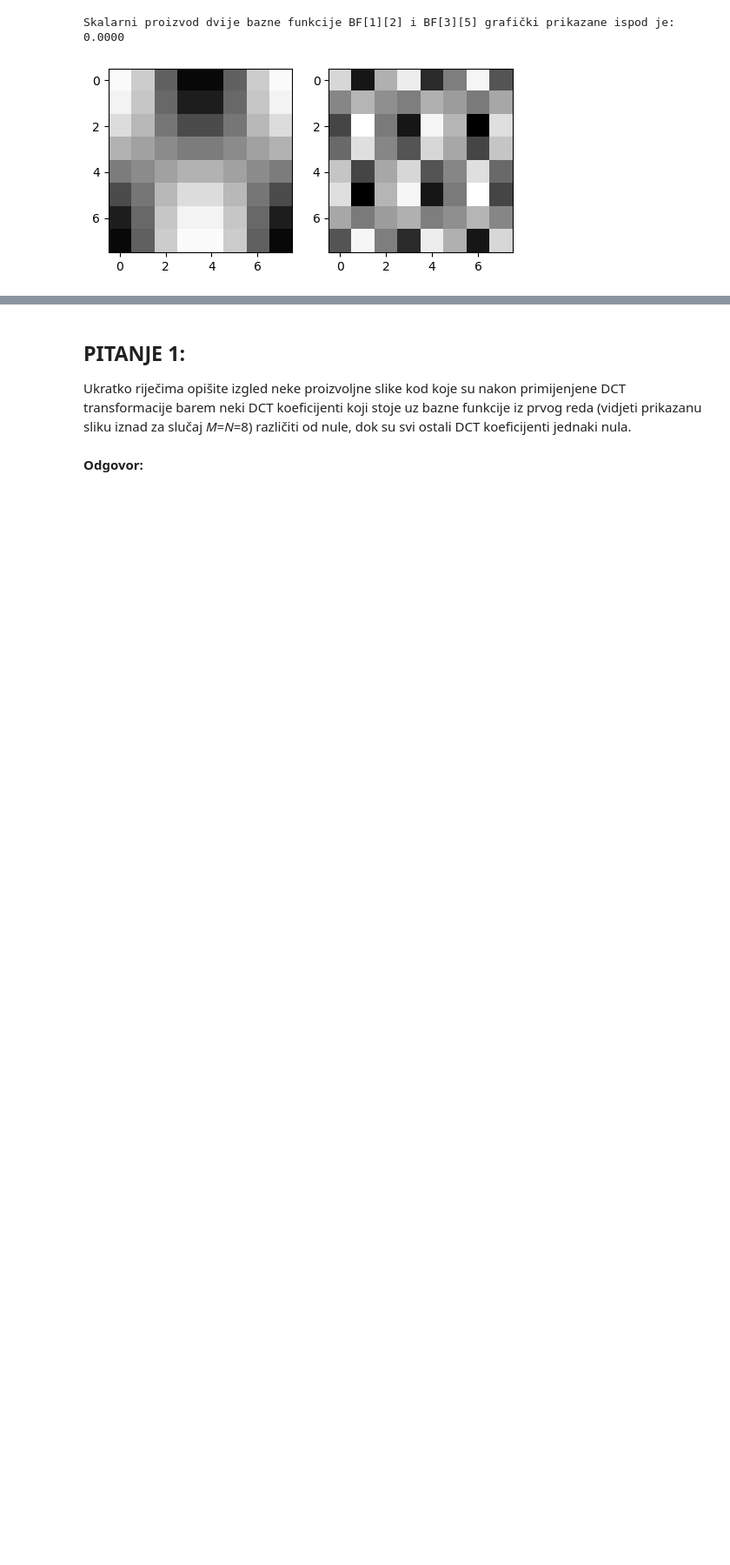
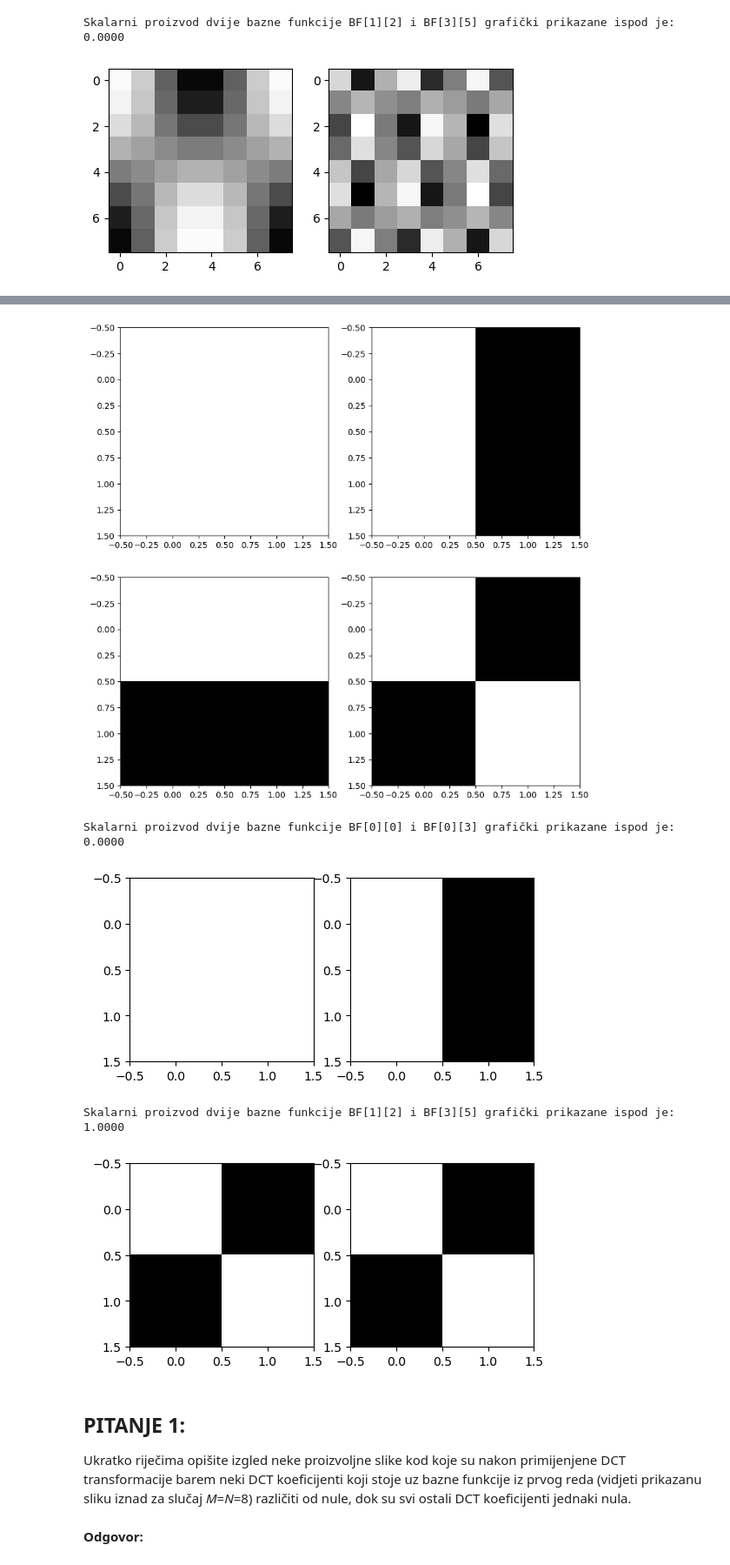
Before and after one commit to AmarHasecic/Multimedijalni-Sistemi-Labovi, a Jupyter notebook: MMS_LV08_DCT_i_bazne_funkcije.ipynb, the cells around one changed output, grey strips where cells are left out. Shown at 87% size. Drawn from its saved outputs; the diff is of its cells as text; code cells hidden in the pictures; blank space fills up the shorter version.

```diff
--- a/MMS_LV08_DCT_i_bazne_funkcije.ipynb
+++ b/MMS_LV08_DCT_i_bazne_funkcije.ipynb
@@ -109,3 +145,39 @@ Skalarni proizvod dvije bazne funkcije BF[1][2] i BF[3][5] grafički prikazane i
+# %%
+#Dodatni primjeri M=N=2
+
+import matplotlib.pyplot as plt
+import matplotlib.cm as cm
+import numpy as np
+
+
+BF = DCTBazneFunkcije(2,2)
+fig, axs = plt.subplots(2,2,figsize=(10,10))
+v0=np.amin(BF)
+v1=np.amax(BF)
+no = 1
+for u in range(0, 2):
+    for v in range(0, 2):
+        axs[u,v].imshow(BF[u][v], cmap=cm.Greys_r,vmin=v0,vmax=v1)
+        no += 1
+plt.show()
+
+print("Skalarni proizvod dvije bazne funkcije BF[0][0] i BF[0][3] grafički prikazane ispod je:",format(SP(BF[0][0],BF[0][1],2,2),".4f"))
+fig, axs = plt.subplots(1,2,figsize=(6,6))
+axs[0].imshow(BF[0][0], cmap=cm.Greys_r,vmin=v0,vmax=v1)
+axs[1].imshow(BF[0][1], cmap=cm.Greys_r,vmin=v0,vmax=v1)
+plt.show()
+
+print("Skalarni proizvod dvije bazne funkcije BF[1][2] i BF[3][5] grafički prikazane ispod je:",format(SP(BF[1][1],BF[1][1],2,2),".4f"))
+fig, axs = plt.subplots(1,2,figsize=(6,6))
+axs[0].imshow(BF[1][1], cmap=cm.Greys_r,vmin=v0,vmax=v1)
+axs[1].imshow(BF[1][1], cmap=cm.Greys_r,vmin=v0,vmax=v1)
+plt.show()
+# %% [output]
+[figure, added]
+Skalarni proizvod dvije bazne funkcije BF[0][0] i BF[0][3] grafički prikazane ispod je: 0.0000
+[figure, added]
+Skalarni proizvod dvije bazne funkcije BF[1][2] i BF[3][5] grafički prikazane ispod je: 1.0000
+[figure, added]
 # %% [markdown]
 ## PITANJE 1:
 Ukratko riječima opišite izgled neke proizvoljne slike kod koje su nakon primijenjene DCT transformacije barem neki DCT koeficijenti koji stoje uz bazne funkcije iz prvog reda (vidjeti prikazanu sliku iznad za slučaj *M*=*N*=8) različiti od nule, dok su svi ostali DCT koeficijenti jednaki nula.
```
Also changed, not shown: parts of 3 cells of this notebook.
